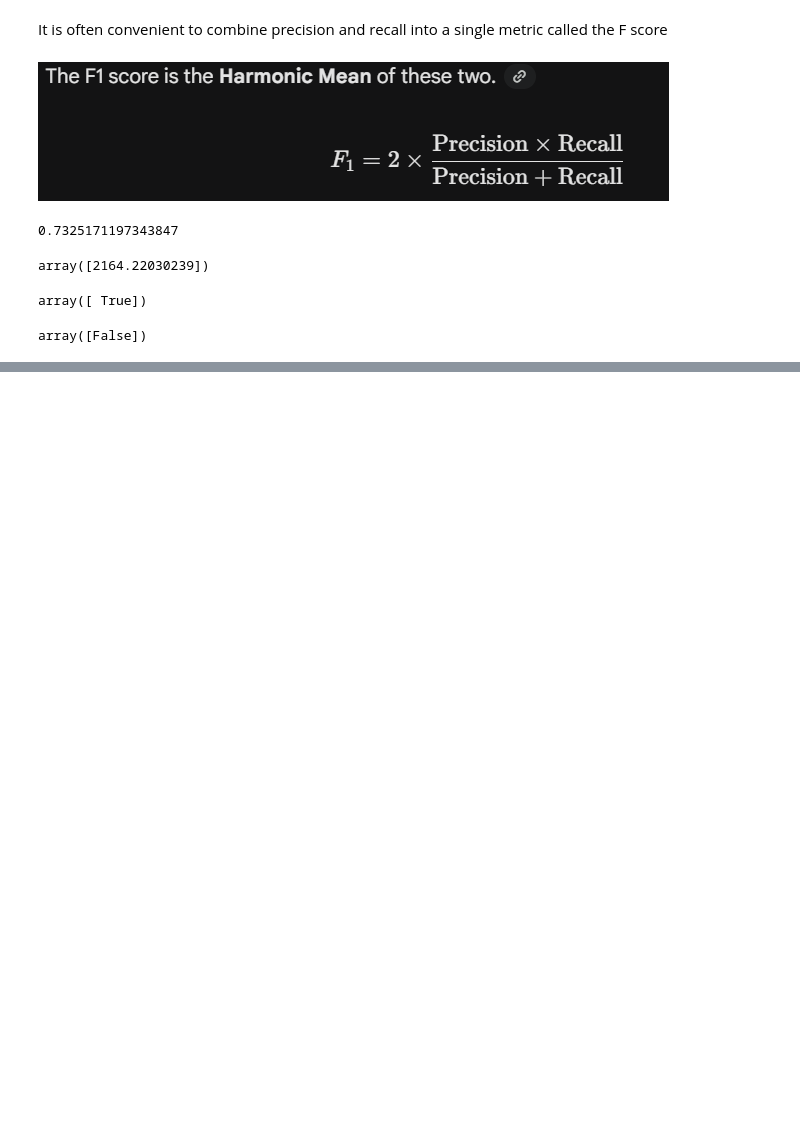
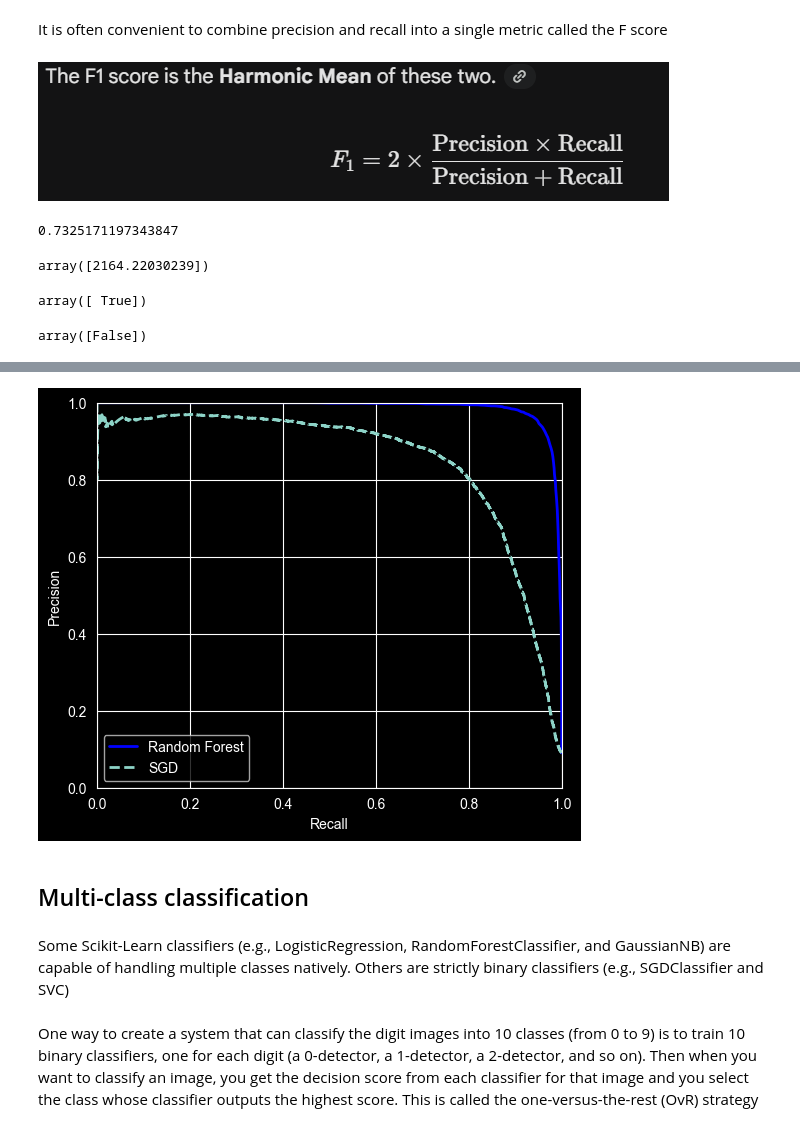
Before and after one commit to Harsh-Prajapati54/ML-Projects, a Jupyter notebook: Handwritten-Classification.ipynb, the cells around one changed output, grey strips where cells are left out. Cells and saved outputs as stored; diff of their text form; code cells hidden in the pictures; blank space fills up the shorter version.

```diff
--- a/Handwritten-Classification.ipynb
+++ b/Handwritten-Classification.ipynb
@@ -281,0 +407,6 @@ array([False])
+# %%
+from sklearn.ensemble import RandomForestClassifier
+forest_clf = RandomForestClassifier(random_state=42)
+# %%
+y_probas_forest = cross_val_predict(forest_clf, X_train, y_train_5, cv=3,
+method="predict_proba")
@@ -281,0 +421,36 @@ array([False])
+# %%
+y_score_forest = y_probas_forest[:,1]
+precisions_forest,recalls_forest,thresolds_forest =precision_recall_curve(y_train_5, y_score_forest)
+# %%
+plt.figure(figsize=(6, 5))  # extra code – not needed, just formatting
+
+plt.plot(recalls_forest, precisions_forest, "b-", linewidth=2,
+         label="Random Forest")
+plt.plot(recalls, precisions, "--", linewidth=2, label="SGD")
+
+# extra code – just beautifies and saves Figure 3–8
+plt.xlabel("Recall")
+plt.ylabel("Precision")
+plt.axis([0, 1, 0, 1])
+plt.grid('on')
+plt.legend(loc="lower right", fontsize=13)
+
+plt.legend(loc="lower left")
+ # beautify the figure: add labels, grid, and legend
+plt.show()
+# %% [output]
+[figure, added]
+# %% [markdown]
+## Multi-class classification
+# %% [markdown]
+Some Scikit-Learn classifiers (e.g., LogisticRegression,
+RandomForestClassifier, and GaussianNB) are capable of handling multiple
+classes natively. Others are strictly binary classifiers (e.g., SGDClassifier and
+SVC)
+# %% [markdown]
+One way to create a system that can classify the digit images into 10 classes
+(from 0 to 9) is to train 10 binary classifiers, one for each digit (a 0-detector,
+a 1-detector, a 2-detector, and so on). Then when you want to classify an
+image, you get the decision score from each classifier for that image and you
+select the class whose classifier outputs the highest score. This is called the
+one-versus-the-rest (OvR) strategy
```
Also changed, not shown: parts of 30 cells of this notebook.
